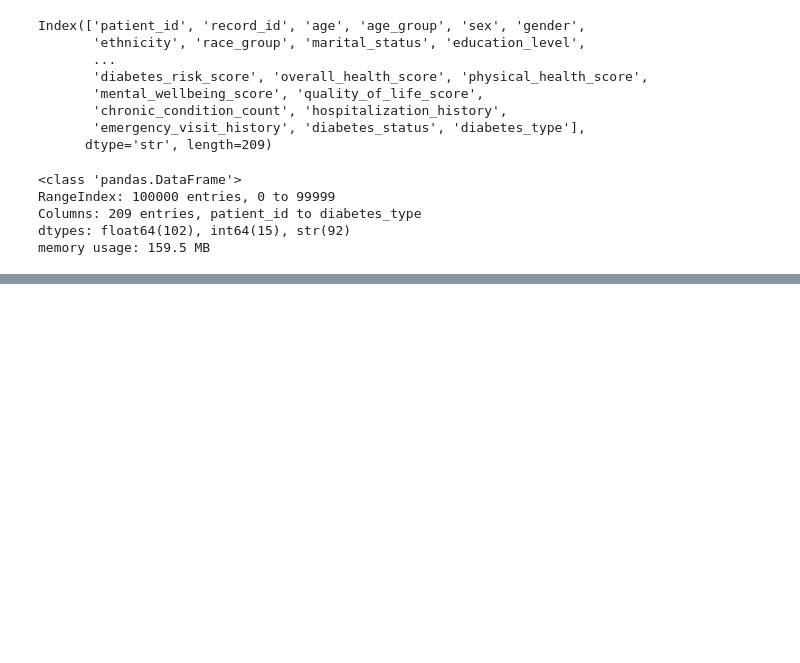
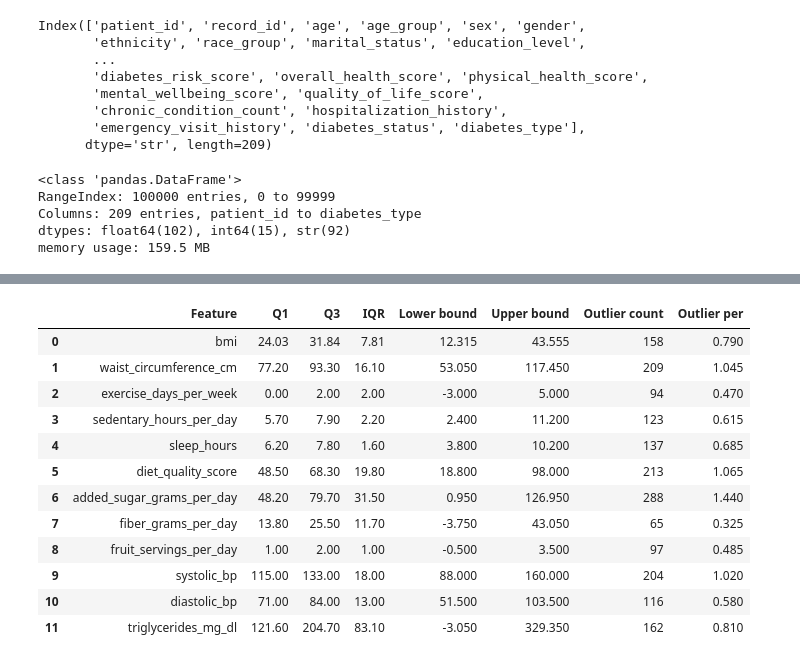
Before and after one commit to jibimariyam/ML_Diabetes_Project, a Jupyter notebook: notebooks/01_eda.ipynb, the cells around one changed output, grey strips where cells are left out. Drawn from its saved outputs; the diff is of its cells as text; code cells hidden in the pictures; blank space fills up the shorter version.

```diff
--- a/notebooks/01_eda.ipynb
+++ b/notebooks/01_eda.ipynb
@@ -110,0 +536,44 @@ print(df.columns[dup].tolist())
+# %%
+# analysis of outliers using IQR method
+
+outlier_results = []
+
+for cols in numeric_cols1:
+    Q1 = df2[cols].quantile(0.25)
+    Q3 = df2[cols].quantile(0.75)
+    IQR = Q3 - Q1
+
+    lb = Q1 - (1.5 * IQR) #lower bound
+    ub = Q3 + (1.5 * IQR) #upper bound
+
+    outliers = df2[(df2[cols] < lb) | (df2[cols] > ub)] #filtering the outliers
+    outlier_cnt = len(outliers) # no. of outliers in each column
+    outlier_per = (outlier_cnt/len(df2)*100) # percentage of outlier
+
+    outlier_results.append({
+        'Feature': cols,
+        'Q1': Q1,
+        'Q3': Q3,
+        'IQR': IQR,
+        'Lower bound': lb,
+        'Upper bound': ub,
+        'Outlier count': outlier_cnt,
+        'Outlier per': outlier_per
+    })
+# to convert this to table
+outlier_df = pd.DataFrame(outlier_results)
+outlier_df
+# %% [output]
+|  | Feature | Q1 | Q3 | IQR | Lower bound | Upper bound | Outlier count | Outlier per |
+| 0 | bmi | 24.03 | 31.84 | 7.81 | 12.315 | 43.555 | 158 | 0.790 |
+| 1 | waist_circumference_cm | 77.20 | 93.30 | 16.10 | 53.050 | 117.450 | 209 | 1.045 |
+| 2 | exercise_days_per_week | 0.00 | 2.00 | 2.00 | -3.000 | 5.000 | 94 | 0.470 |
+| 3 | sedentary_hours_per_day | 5.70 | 7.90 | 2.20 | 2.400 | 11.200 | 123 | 0.615 |
+| 4 | sleep_hours | 6.20 | 7.80 | 1.60 | 3.800 | 10.200 | 137 | 0.685 |
+| 5 | diet_quality_score | 48.50 | 68.30 | 19.80 | 18.800 | 98.000 | 213 | 1.065 |
+| 6 | added_sugar_grams_per_day | 48.20 | 79.70 | 31.50 | 0.950 | 126.950 | 288 | 1.440 |
+| 7 | fiber_grams_per_day | 13.80 | 25.50 | 11.70 | -3.750 | 43.050 | 65 | 0.325 |
+| 8 | fruit_servings_per_day | 1.00 | 2.00 | 1.00 | -0.500 | 3.500 | 97 | 0.485 |
+| 9 | systolic_bp | 115.00 | 133.00 | 18.00 | 88.000 | 160.000 | 204 | 1.020 |
+| 10 | diastolic_bp | 71.00 | 84.00 | 13.00 | 51.500 | 103.500 | 116 | 0.580 |
+| 11 | triglycerides_mg_dl | 121.60 | 204.70 | 83.10 | -3.050 | 329.350 | 162 | 0.810 |
```
Also changed, not shown: parts of 74 cells of this notebook.
